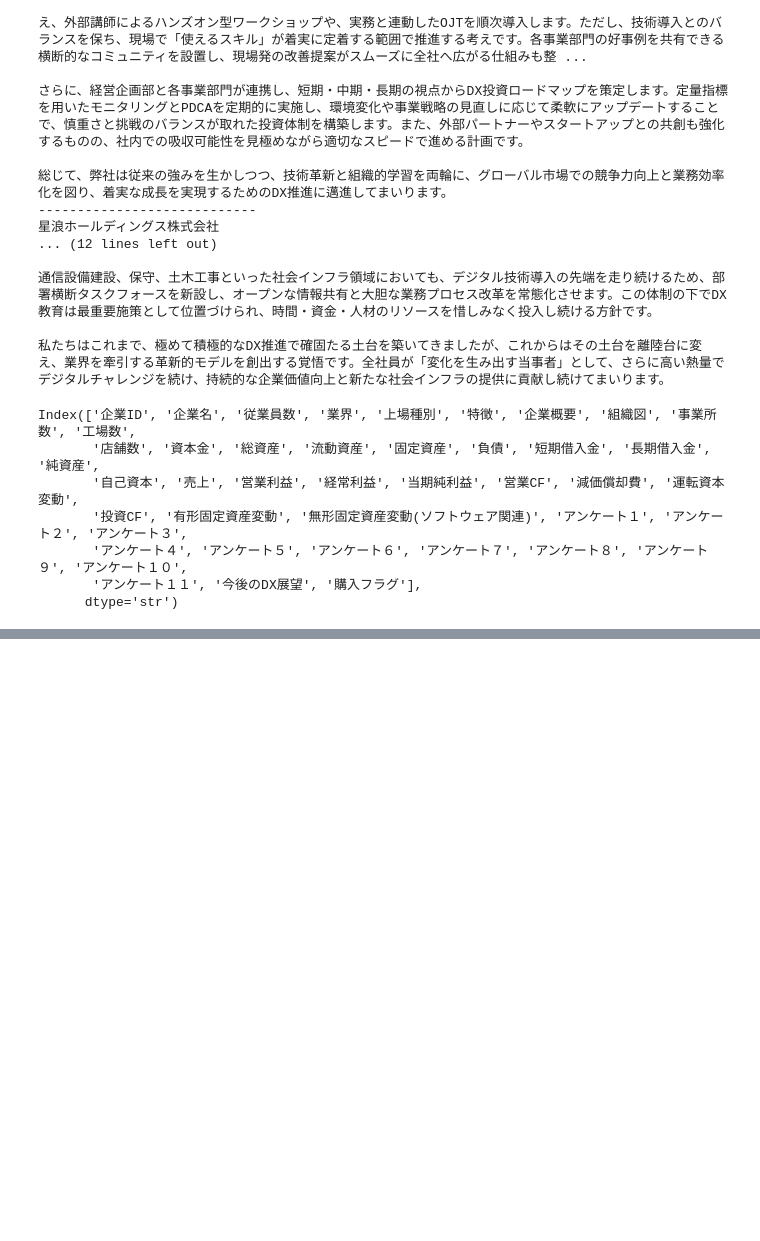
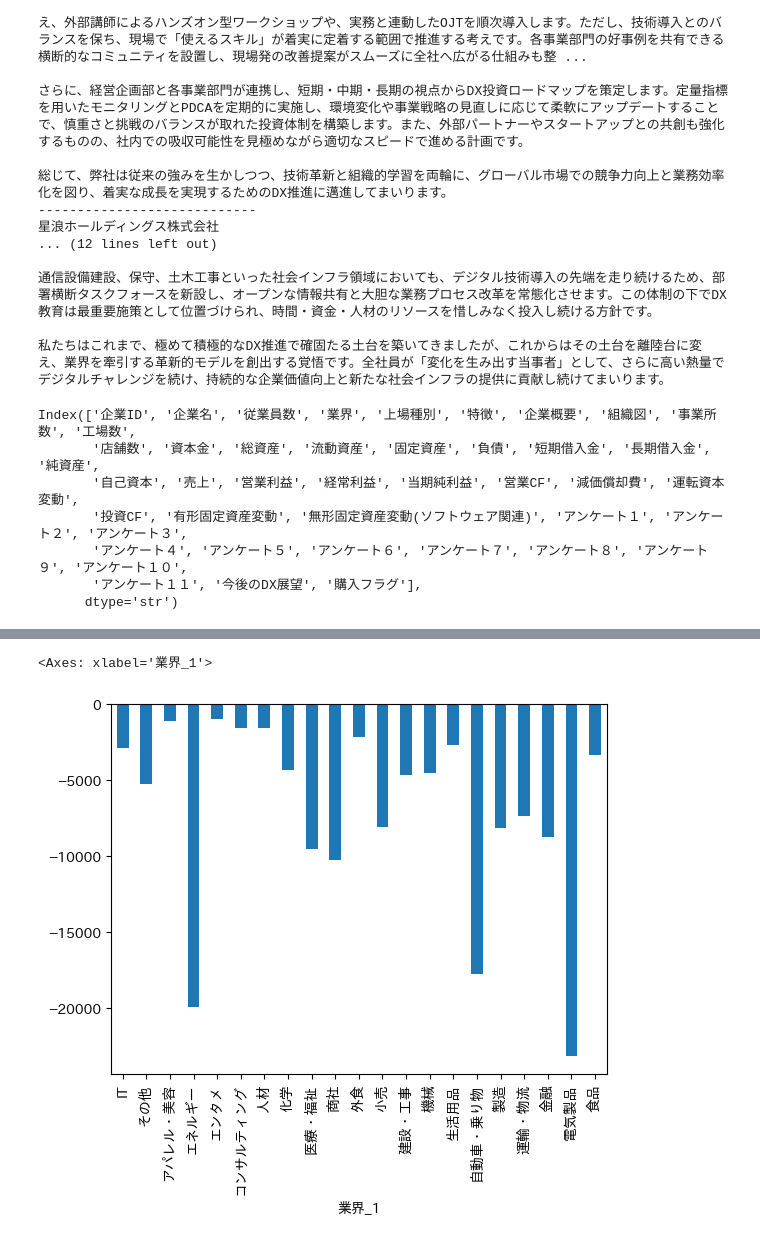
Before and after one commit to saitooo376/student_cup_2026, a Jupyter notebook: notebooks/01_EDA.ipynb, the cells around one changed output, grey strips where cells are left out. Saved outputs shown, nothing was run; the diff lists cells and outputs as text; code cells hidden in the pictures; blank space fills up the shorter version.

```diff
--- a/notebooks/01_EDA.ipynb
+++ b/notebooks/01_EDA.ipynb
@@ -290,0 +325,4 @@ plt.close()
+# %%
+top20 = train["業界"].value_counts().sort_values(ascending=False)[:20].keys()
+train['業界_1'] = train["業界"].where(train["業界"].isin(top20), other="その他" )
+train['業界_1'].value_counts()
@@ -290,0 +347,7 @@ plt.close()
+# %%
+train.groupby('業界_1')['無形固定資産変動(ソフトウェア関連)'].mean().plot(kind='bar')
+#業界ごとにソフトウェアへの支出には大きな差→エネルギー、自動車、電気製品が平均では大きい
+#エンタメ、アパレル、美容は少ない
+# %% [output]
+<Axes: xlabel='業界_1'>
+[figure, added]
```
Also changed, not shown: parts of 18 cells of this notebook, 2 other files.
